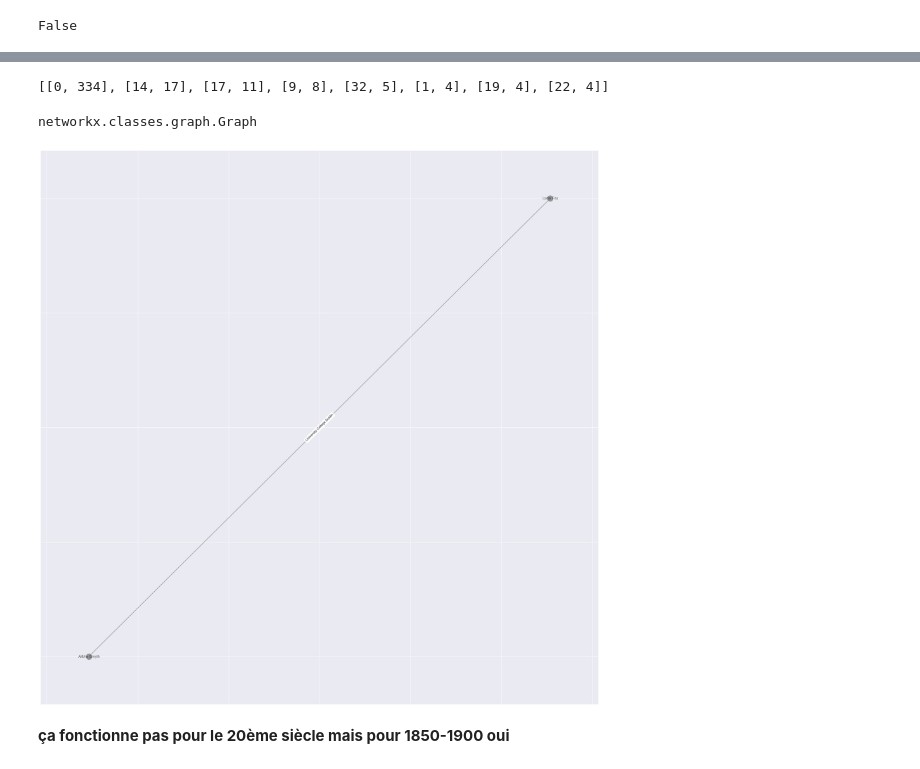
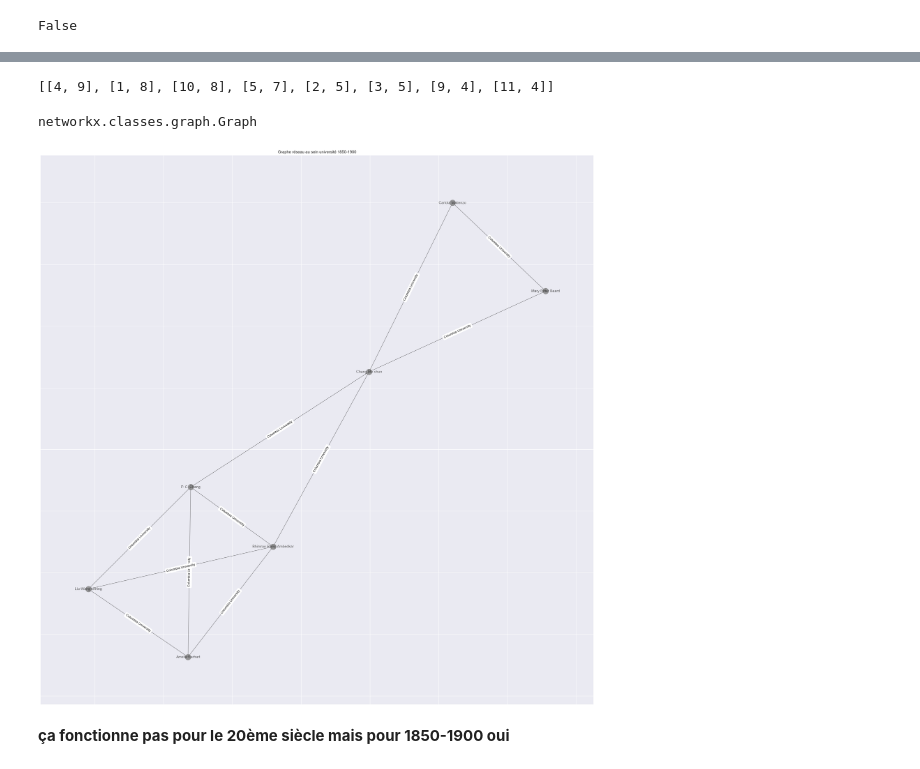
Before and after one commit to AliaBrah/militants_droit_femmes, a Jupyter notebook: S_2/carnets/analyse_reseaux.ipynb, the cells around one changed output, grey strips where cells are left out. Drawn from its saved outputs; the diff is of its cells as text; code cells hidden in the pictures.

```diff
--- a/S_2/carnets/analyse_reseaux.ipynb
+++ b/S_2/carnets/analyse_reseaux.ipynb
@@ -201,7 +200,7 @@ Il s'agit d'un graphe de type 'bipartite'
 # %%
 l = []
 for i in ldf:
-    if i['periode'] == '1850_1900':
+    if i['periode'] == '1900_1950':
         l.append(tuple((i['nom'],i['universite'],
                         {'relationship': i['fk_uni'], "annee_naiss": i['annee_nais'], "periode": i['periode'] })))
 l[:5]
@@ -491,7 +484,7 @@ pairs_o[:1]
 ## Personnes (filtres, sous populations)
 on va commencer par la période que le graphe d'avant 1850-1900
 # %%
-prem_20_pairs = [p for p in pairs_p if ((p[0]['periode']=='1900_1950') & (p[1]['periode']=='1900_1950'))]
+prem_20_pairs = [p for p in pairs_p if ((p[0]['periode']=='1850_1900') & (p[1]['periode']=='1850_1900'))]
 # %%
 len(prem_20_pairs), prem_20_pairs[:3]
 # %% [output]
@@ -602,7 +593,7 @@ S = [EMP.subgraph(c).copy() for c in nx.connected_components(EMP)]
 ln = sorted([[i,len(s.nodes)] for i,s in enumerate(S)], key = lambda row: row[1], reverse=True); ln[:8]
 # résultat le plus volumineux
 # %% [output]
-[[0, 334], [14, 17], [17, 11], [9, 8], [32, 5], [1, 4], [19, 4], [22, 4]]
+[[4, 9], [1, 8], [10, 8], [5, 7], [2, 5], [3, 5], [9, 4], [11, 4]]
 # %%
 li=[n[0] for n in ln]
 # %%
@@ -619,26 +610,26 @@ u = S[5]
 # %%
 plt.figure(figsize = (30,30))
 
 #g = POG
 g = u
 
 #pos = nx.kamada_kawai_layout(g)
 ### https://networkx.org/documentation/stable/reference/generated/networkx.drawing.layout.spring_layout.html
 pos = nx.spring_layout(g, k=1)
 
 labels = {e: u.get_edge_data(e[0], e[1])["organisation"] for e in u.edges()}
 
 cp = 'grey'
 nx.draw_networkx_nodes(g, pos, node_color=cp, alpha=0.8)
 nx.draw_networkx_edges(g, pos, alpha=0.6) # edgelist=ln, edge_color=c,
 nx.draw_networkx_labels(g, pos, alpha=0.7, font_size=11)
 nx.draw_networkx_edge_labels(g, pos=pos, edge_labels=labels)
 
-
-
+plt.savefig('images/graphe_reseau_universite.jpg')
+plt.title('Graphe réseau au sein université 1850-1900')
 plt.show()
 # %% [output]
-[figure, old version]
+[figure, new version]
 # %% [markdown]
 **ça fonctionne pas pour le 20ème siècle mais pour 1850-1900 oui**
 # %% [markdown]
```
Also changed, not shown: parts of 21 cells of this notebook, 3 other files.
